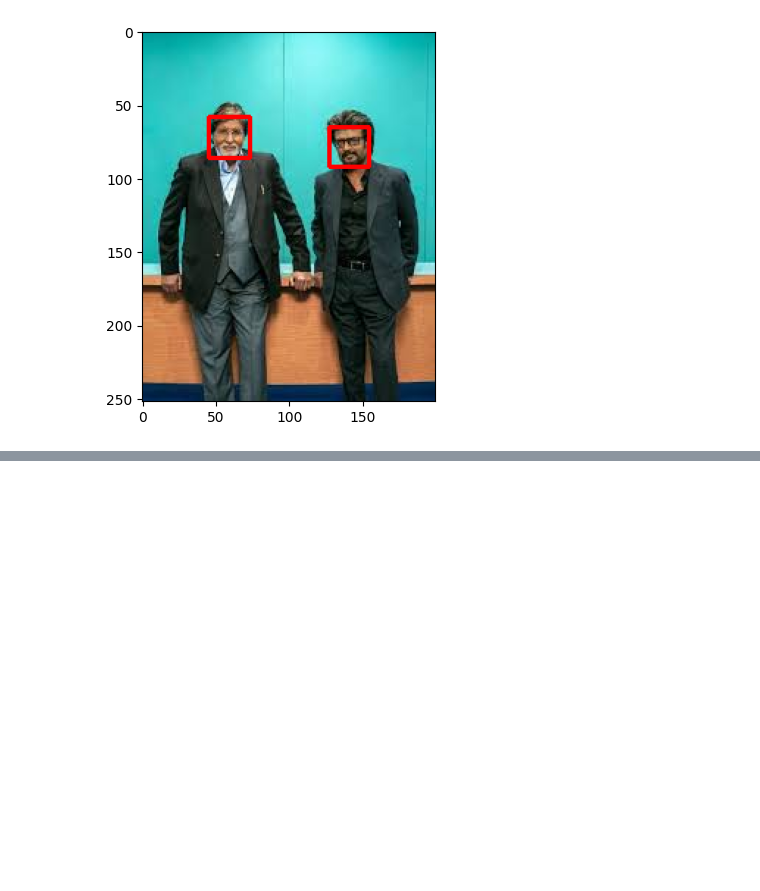
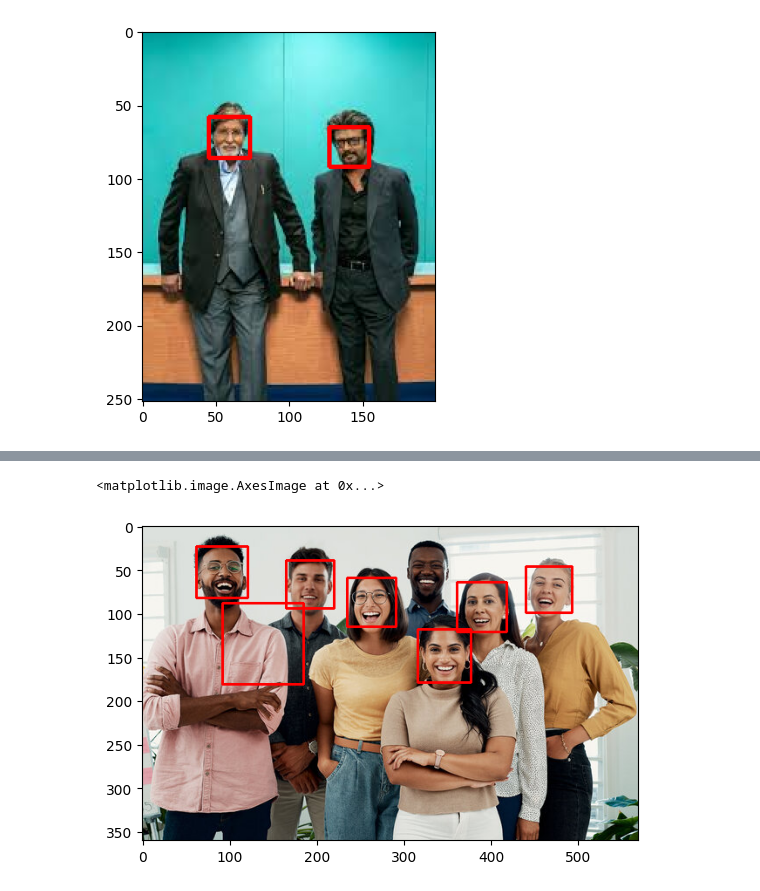
Before and after one commit to AshlinShaji/DL, a Jupyter notebook: face_detection/face_detection.ipynb, the cells around one changed output, grey strips where cells are left out. Cells and saved outputs as stored; diff of their text form; code cells hidden in the pictures; blank space fills up the shorter version.

```diff
--- a/face_detection/face_detection.ipynb
+++ b/face_detection/face_detection.ipynb
@@ -55,0 +102,5 @@ plt.imshow(conv_img)
+# %%
+plt.imshow(conv_img1)
+# %% [output]
+<matplotlib.image.AxesImage at 0x...>
+[figure, added]
```
Also changed, not shown: parts of 6 cells of this notebook, 1 other file.
